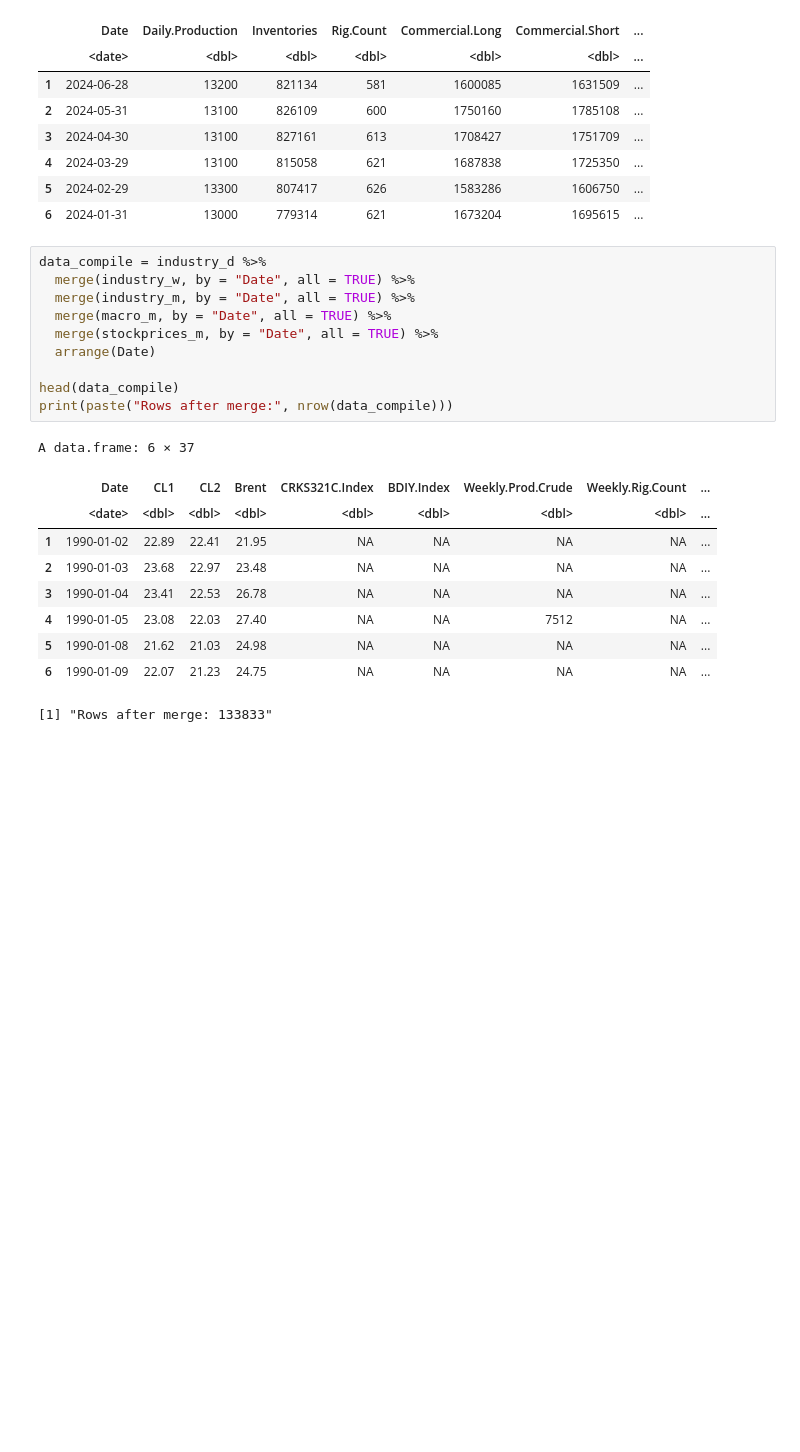
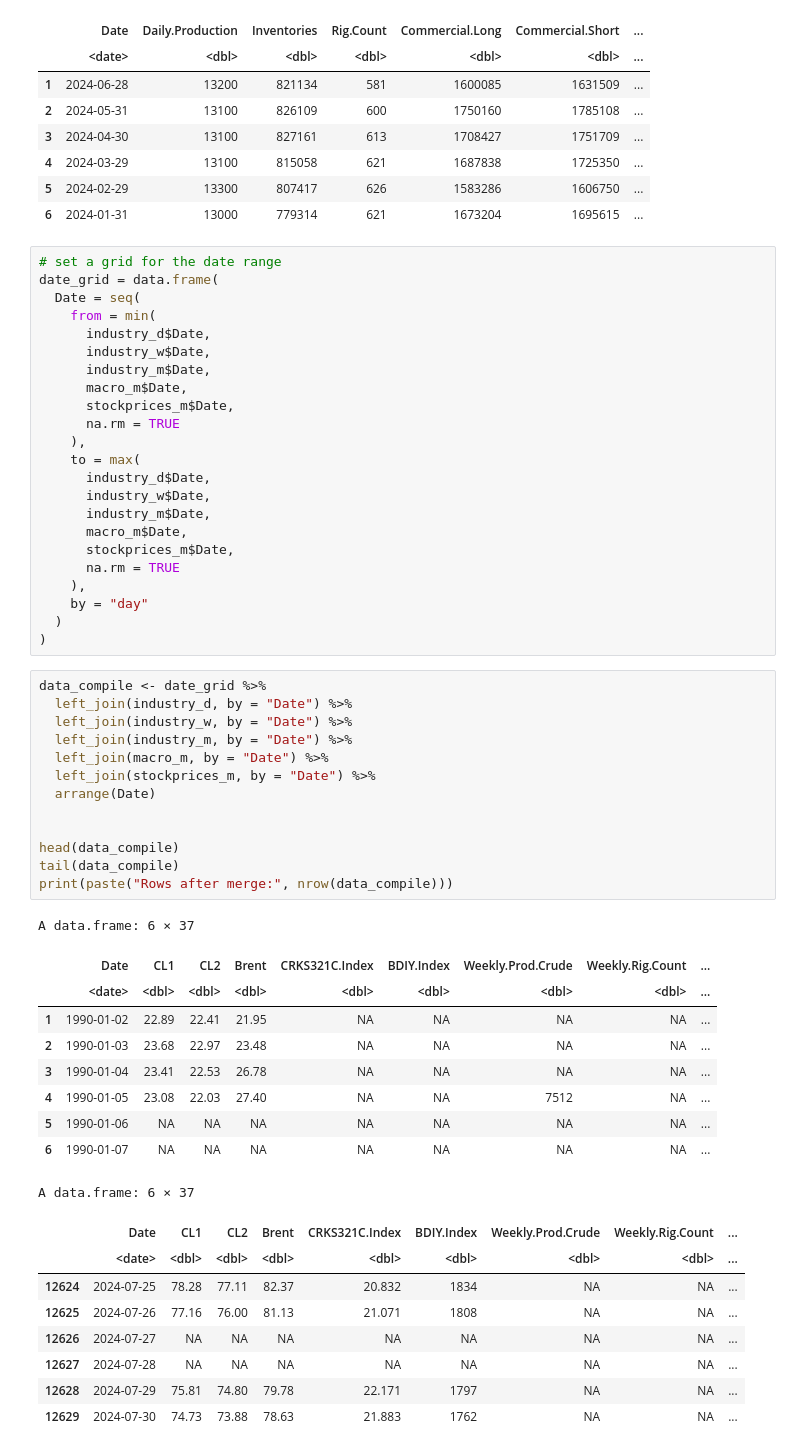
Before and after one commit to mg825/R_Assignment_1, a Jupyter notebook: Oil_Coursework/code.ipynb, the cells around one changed output. Saved outputs shown, nothing was run; the diff lists cells and outputs as text; blank space fills up the shorter version.

```diff
--- a/Oil_Coursework/code.ipynb
+++ b/Oil_Coursework/code.ipynb
@@ -54,24 +72,58 @@ A data.frame: 6 × 11
 | 4 | 2024-03-29 | 13100 | 815058 | 621 | 1687838 | 1725350 | ... |
 | 5 | 2024-02-29 | 13300 | 807417 | 626 | 1583286 | 1606750 | ... |
 | 6 | 2024-01-31 | 13000 | 779314 | 621 | 1673204 | 1695615 | ... |
+# %%
+# set a grid for the date range
+date_grid = data.frame(
+  Date = seq(
+    from = min(
+      industry_d$Date,
+      industry_w$Date,
+      industry_m$Date,
+      macro_m$Date,
+      stockprices_m$Date,
+      na.rm = TRUE
+    ),
+    to = max(
+      industry_d$Date,
+      industry_w$Date,
+      industry_m$Date,
+      macro_m$Date,
+      stockprices_m$Date,
+      na.rm = TRUE
+    ),
+    by = "day"
+  )
+)
 # %%
-data_compile = industry_d %>%
-  merge(industry_w, by = "Date", all = TRUE) %>%
-  merge(industry_m, by = "Date", all = TRUE) %>%
-  merge(macro_m, by = "Date", all = TRUE) %>%
-  merge(stockprices_m, by = "Date", all = TRUE) %>%
+data_compile <- date_grid %>%
+  left_join(industry_d, by = "Date") %>%
+  left_join(industry_w, by = "Date") %>%
+  left_join(industry_m, by = "Date") %>%
+  left_join(macro_m, by = "Date") %>%
+  left_join(stockprices_m, by = "Date") %>%
   arrange(Date)
 
+
 head(data_compile)
+tail(data_compile)
 print(paste("Rows after merge:", nrow(data_compile)))
 # %% [output]
 A data.frame: 6 × 37
 |  | Date | CL1 | CL2 | Brent | CRKS321C.Index | BDIY.Index | Weekly.Prod.Crude | Weekly.Rig.Count | ... |
 |  | <date> | <dbl> | <dbl> | <dbl> | <dbl> | <dbl> | <dbl> | <dbl> | ... |
 | 1 | 1990-01-02 | 22.89 | 22.41 | 21.95 | NA | NA | NA | NA | ... |
 | 2 | 1990-01-03 | 23.68 | 22.97 | 23.48 | NA | NA | NA | NA | ... |
 | 3 | 1990-01-04 | 23.41 | 22.53 | 26.78 | NA | NA | NA | NA | ... |
 | 4 | 1990-01-05 | 23.08 | 22.03 | 27.40 | NA | NA | 7512 | NA | ... |
-| 5 | 1990-01-08 | 21.62 | 21.03 | 24.98 | NA | NA | NA | NA | ... |
-| 6 | 1990-01-09 | 22.07 | 21.23 | 24.75 | NA | NA | NA | NA | ... |
+| 5 | 1990-01-06 | NA | NA | NA | NA | NA | NA | NA | ... |
+| 6 | 1990-01-07 | NA | NA | NA | NA | NA | NA | NA | ... |
-[1] "Rows after merge: 133833"
+A data.frame: 6 × 37
+|  | Date | CL1 | CL2 | Brent | CRKS321C.Index | BDIY.Index | Weekly.Prod.Crude | Weekly.Rig.Count | ... |
+|  | <date> | <dbl> | <dbl> | <dbl> | <dbl> | <dbl> | <dbl> | <dbl> | ... |
+| 12624 | 2024-07-25 | 78.28 | 77.11 | 82.37 | 20.832 | 1834 | NA | NA | ... |
+| 12625 | 2024-07-26 | 77.16 | 76.00 | 81.13 | 21.071 | 1808 | NA | NA | ... |
+| 12626 | 2024-07-27 | NA | NA | NA | NA | NA | NA | NA | ... |
+| 12627 | 2024-07-28 | NA | NA | NA | NA | NA | NA | NA | ... |
+| 12628 | 2024-07-29 | 75.81 | 74.80 | 79.78 | 22.171 | 1797 | NA | NA | ... |
+| 12629 | 2024-07-30 | 74.73 | 73.88 | 78.63 | 21.883 | 1762 | NA | NA | ... |
```
Also changed, not shown: parts of 4 cells of this notebook.
